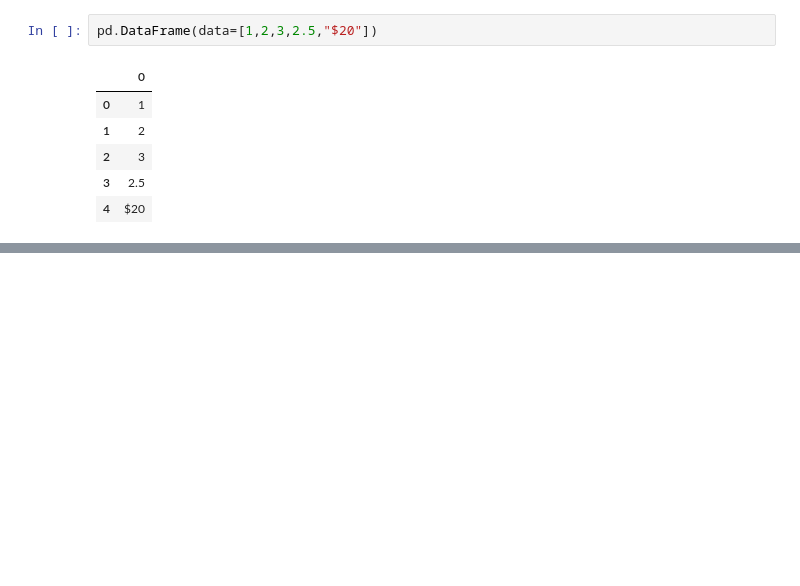
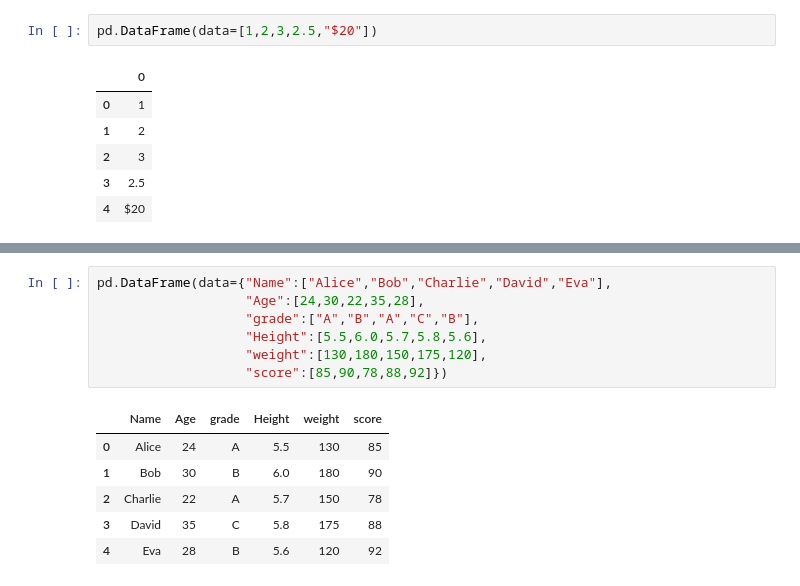
Before and after one commit to nevil2006/ml-libraries-and-frame-work, a Jupyter notebook: pandas/intro.ipynb, the cells around one changed output, grey strips where cells are left out. Saved outputs shown, nothing was run; the diff lists cells and outputs as text; blank space fills up the shorter version.

```diff
--- a/pandas/intro.ipynb
+++ b/pandas/intro.ipynb
@@ -308,0 +327,14 @@ pd.DataFrame(data=[1,2,3,2.5,"$20"])
+# %%
+pd.DataFrame(data={"Name":["Alice","Bob","Charlie","David","Eva"],
+                   "Age":[24,30,22,35,28],
+                   "grade":["A","B","A","C","B"],
+                   "Height":[5.5,6.0,5.7,5.8,5.6],
+                   "weight":[130,180,150,175,120],
+                   "score":[85,90,78,88,92]})
+# %% [output]
+|  | Name | Age | grade | Height | weight | score |
+| 0 | Alice | 24 | A | 5.5 | 130 | 85 |
+| 1 | Bob | 30 | B | 6.0 | 180 | 90 |
+| 2 | Charlie | 22 | A | 5.7 | 150 | 78 |
+| 3 | David | 35 | C | 5.8 | 175 | 88 |
+| 4 | Eva | 28 | B | 5.6 | 120 | 92 |
```
Also changed, not shown: parts of 4 cells of this notebook.
